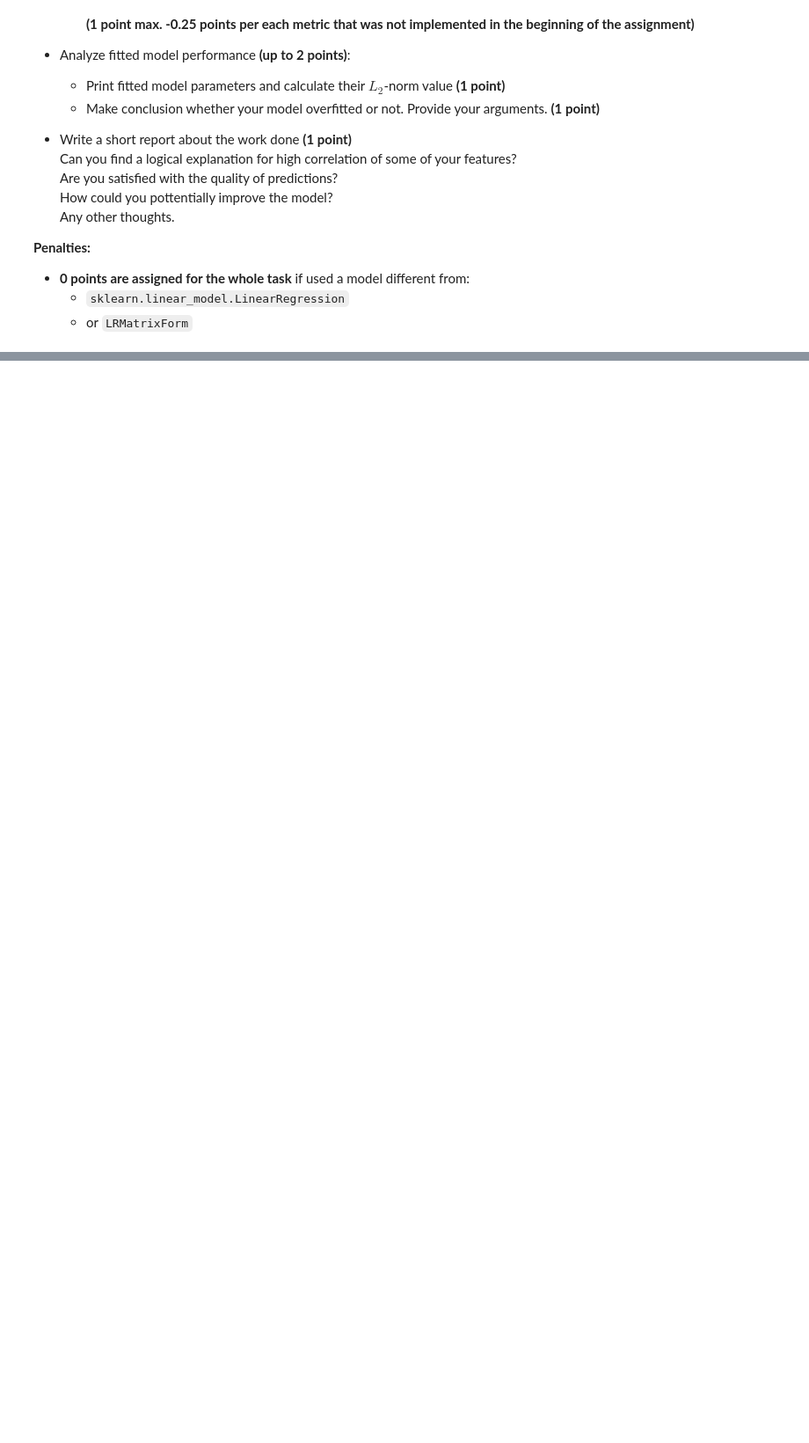
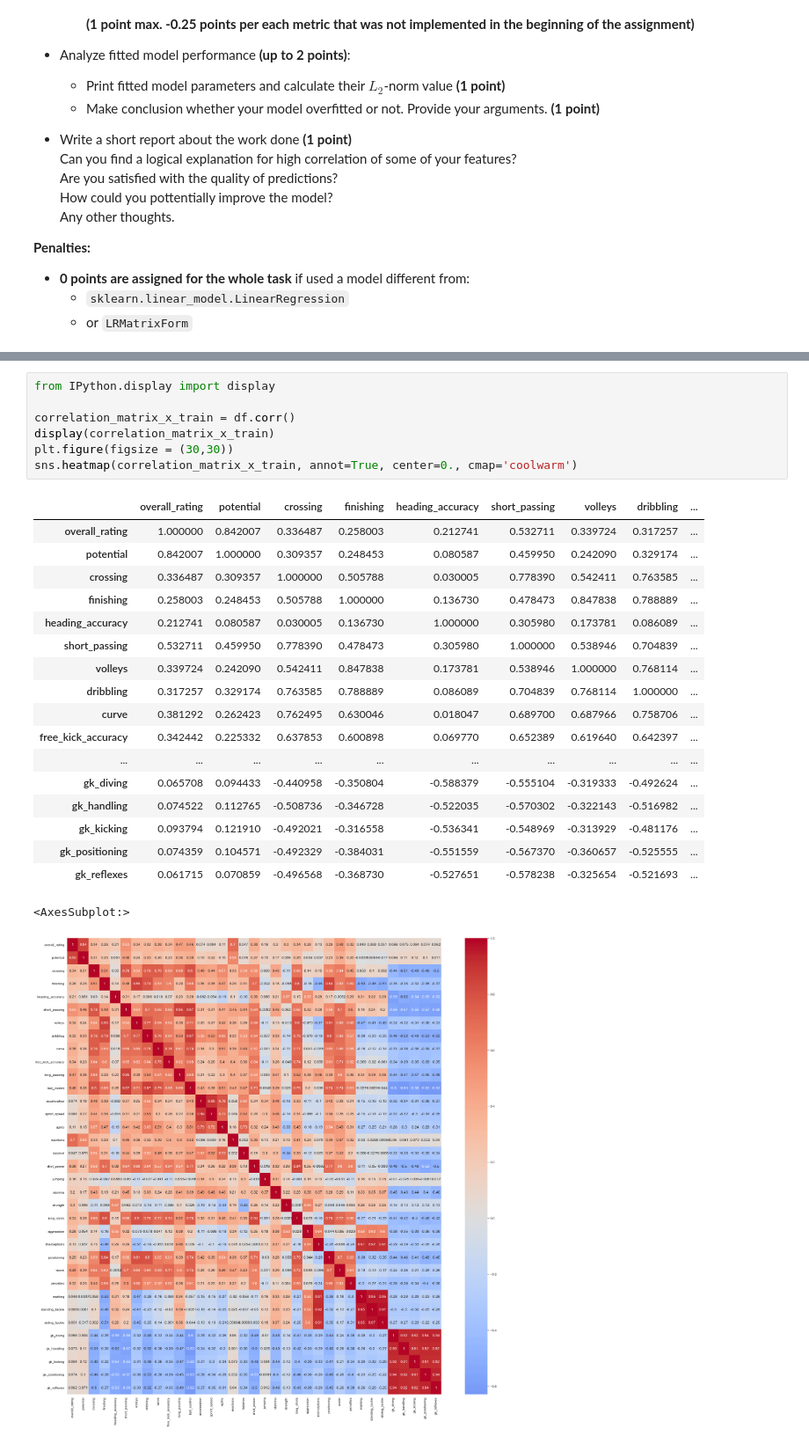
Before and after one commit to AlexUfnif/ml-intro-task3, a Jupyter notebook: linear_regression.ipynb, the cells around one changed output, grey strips where cells are left out. Shown at 88% size. Saved outputs shown, nothing was run; the diff lists cells and outputs as text; blank space fills up the shorter version.

```diff
--- a/linear_regression.ipynb
+++ b/linear_regression.ipynb
@@ -1803,0 +1795,27 @@ df
+# %%
+from IPython.display import display
+
+correlation_matrix_x_train = df.corr()
+display(correlation_matrix_x_train)
+plt.figure(figsize = (30,30))
+sns.heatmap(correlation_matrix_x_train, annot=True, center=0., cmap='coolwarm')
+# %% [output]
+|  | overall_rating | potential | crossing | finishing | heading_accuracy | short_passing | volleys | dribbling | ... |
+| overall_rating | 1.000000 | 0.842007 | 0.336487 | 0.258003 | 0.212741 | 0.532711 | 0.339724 | 0.317257 | ... |
+| potential | 0.842007 | 1.000000 | 0.309357 | 0.248453 | 0.080587 | 0.459950 | 0.242090 | 0.329174 | ... |
+| crossing | 0.336487 | 0.309357 | 1.000000 | 0.505788 | 0.030005 | 0.778390 | 0.542411 | 0.763585 | ... |
+| finishing | 0.258003 | 0.248453 | 0.505788 | 1.000000 | 0.136730 | 0.478473 | 0.847838 | 0.788889 | ... |
+| heading_accuracy | 0.212741 | 0.080587 | 0.030005 | 0.136730 | 1.000000 | 0.305980 | 0.173781 | 0.086089 | ... |
+| short_passing | 0.532711 | 0.459950 | 0.778390 | 0.478473 | 0.305980 | 1.000000 | 0.538946 | 0.704839 | ... |
+| volleys | 0.339724 | 0.242090 | 0.542411 | 0.847838 | 0.173781 | 0.538946 | 1.000000 | 0.768114 | ... |
+| dribbling | 0.317257 | 0.329174 | 0.763585 | 0.788889 | 0.086089 | 0.704839 | 0.768114 | 1.000000 | ... |
+| curve | 0.381292 | 0.262423 | 0.762495 | 0.630046 | 0.018047 | 0.689700 | 0.687966 | 0.758706 | ... |
+| free_kick_accuracy | 0.342442 | 0.225332 | 0.637853 | 0.600898 | 0.069770 | 0.652389 | 0.619640 | 0.642397 | ... |
+| ... | ... | ... | ... | ... | ... | ... | ... | ... | ... |
+| gk_diving | 0.065708 | 0.094433 | -0.440958 | -0.350804 | -0.588379 | -0.555104 | -0.319333 | -0.492624 | ... |
+| gk_handling | 0.074522 | 0.112765 | -0.508736 | -0.346728 | -0.522035 | -0.570302 | -0.322143 | -0.516982 | ... |
+| gk_kicking | 0.093794 | 0.121910 | -0.492021 | -0.316558 | -0.536341 | -0.548969 | -0.313929 | -0.481176 | ... |
+| gk_positioning | 0.074359 | 0.104571 | -0.492329 | -0.384031 | -0.551559 | -0.567370 | -0.360657 | -0.525555 | ... |
+| gk_reflexes | 0.061715 | 0.070859 | -0.496568 | -0.368730 | -0.527651 | -0.578238 | -0.325654 | -0.521693 | ... |
+<AxesSubplot:>
+[figure, added]
```
Also changed, not shown: parts of 19 cells of this notebook.
